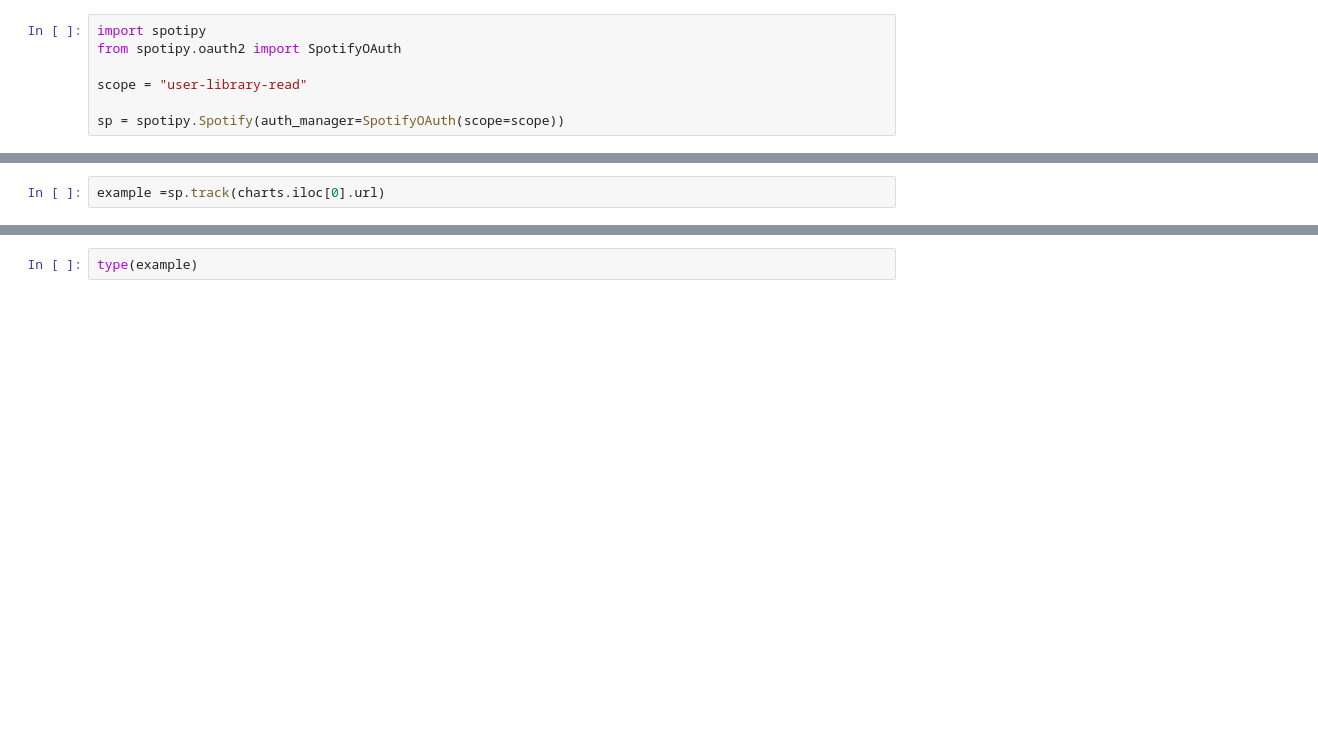
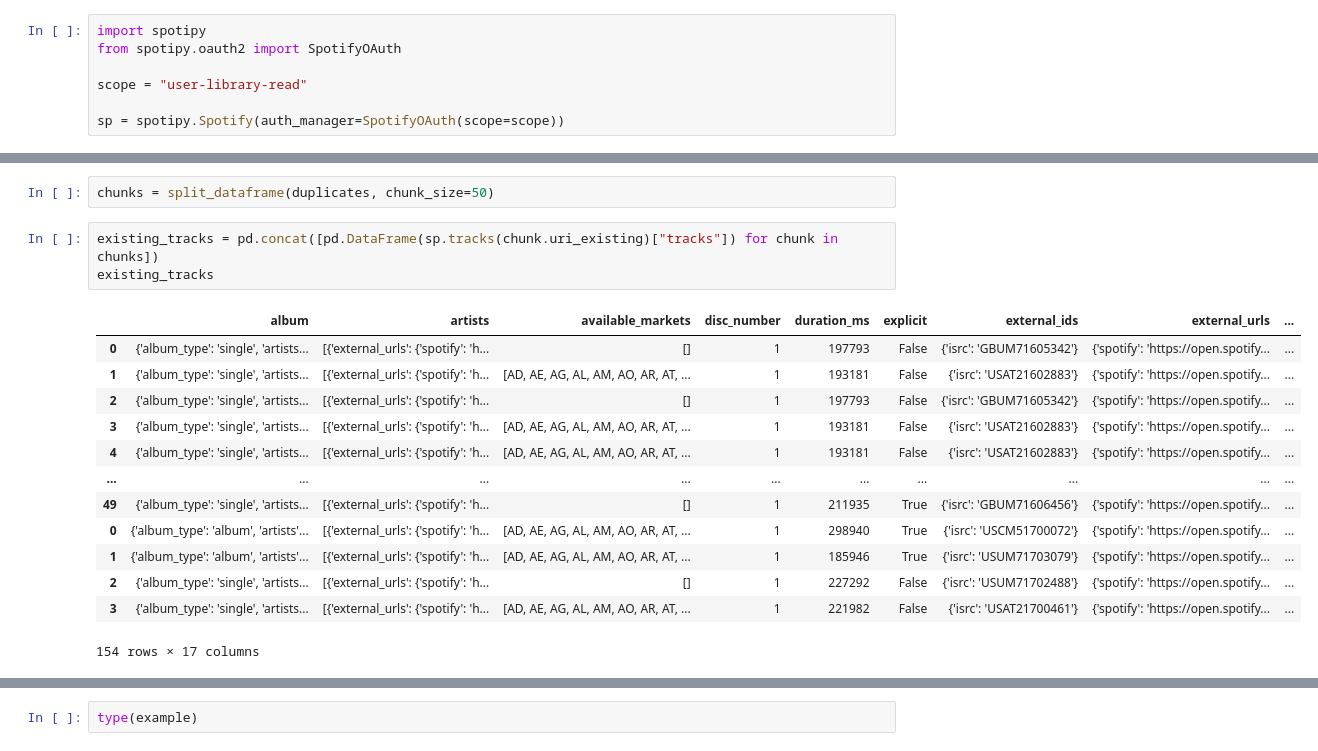
Before and after one commit to Sejmou/exploring-spotify-charts, a Jupyter notebook: data_exploration_and_crawling/exploring_spotify_api.ipynb, the cells around one changed output, grey strips where cells are left out. Cells and saved outputs as stored; diff of their text form; blank space fills up the shorter version.

```diff
--- a/data_exploration_and_crawling/exploring_spotify_api.ipynb
+++ b/data_exploration_and_crawling/exploring_spotify_api.ipynb
@@ -67,2 +54,19 @@ Let's try to fetch information for one of the tracks:
-# %%
-example =sp.track(charts.iloc[0].url)
+# %%
+chunks = split_dataframe(duplicates, chunk_size=50)
+# %%
+existing_tracks = pd.concat([pd.DataFrame(sp.tracks(chunk.uri_existing)["tracks"]) for chunk in chunks])
+existing_tracks
+# %% [output]
+|  | album | artists | available_markets | disc_number | duration_ms | explicit | external_ids | external_urls | ... |
+| 0 | {'album_type': 'single', 'artists... | [{'external_urls': {'spotify': 'h... | [] | 1 | 197793 | False | {'isrc': 'GBUM71605342'} | {'spotify': 'https://open.spotify... | ... |
+| 1 | {'album_type': 'single', 'artists... | [{'external_urls': {'spotify': 'h... | [AD, AE, AG, AL, AM, AO, AR, AT, ... | 1 | 193181 | False | {'isrc': 'USAT21602883'} | {'spotify': 'https://open.spotify... | ... |
+| 2 | {'album_type': 'single', 'artists... | [{'external_urls': {'spotify': 'h... | [] | 1 | 197793 | False | {'isrc': 'GBUM71605342'} | {'spotify': 'https://open.spotify... | ... |
+| 3 | {'album_type': 'single', 'artists... | [{'external_urls': {'spotify': 'h... | [AD, AE, AG, AL, AM, AO, AR, AT, ... | 1 | 193181 | False | {'isrc': 'USAT21602883'} | {'spotify': 'https://open.spotify... | ... |
+| 4 | {'album_type': 'single', 'artists... | [{'external_urls': {'spotify': 'h... | [AD, AE, AG, AL, AM, AO, AR, AT, ... | 1 | 193181 | False | {'isrc': 'USAT21602883'} | {'spotify': 'https://open.spotify... | ... |
+| ... | ... | ... | ... | ... | ... | ... | ... | ... | ... |
+| 49 | {'album_type': 'single', 'artists... | [{'external_urls': {'spotify': 'h... | [] | 1 | 211935 | True | {'isrc': 'GBUM71606456'} | {'spotify': 'https://open.spotify... | ... |
+| 0 | {'album_type': 'album', 'artists'... | [{'external_urls': {'spotify': 'h... | [AD, AE, AG, AL, AM, AO, AR, AT, ... | 1 | 298940 | True | {'isrc': 'USCM51700072'} | {'spotify': 'https://open.spotify... | ... |
+| 1 | {'album_type': 'album', 'artists'... | [{'external_urls': {'spotify': 'h... | [AD, AE, AG, AL, AM, AO, AR, AT, ... | 1 | 185946 | True | {'isrc': 'USUM71703079'} | {'spotify': 'https://open.spotify... | ... |
+| 2 | {'album_type': 'single', 'artists... | [{'external_urls': {'spotify': 'h... | [] | 1 | 227292 | False | {'isrc': 'USUM71702488'} | {'spotify': 'https://open.spotify... | ... |
+| 3 | {'album_type': 'single', 'artists... | [{'external_urls': {'spotify': 'h... | [AD, AE, AG, AL, AM, AO, AR, AT, ... | 1 | 221982 | False | {'isrc': 'USAT21700461'} | {'spotify': 'https://open.spotify... | ... |
+154 rows × 17 columns
```
Also changed, not shown: parts of 5 cells of this notebook, 6 other files.
